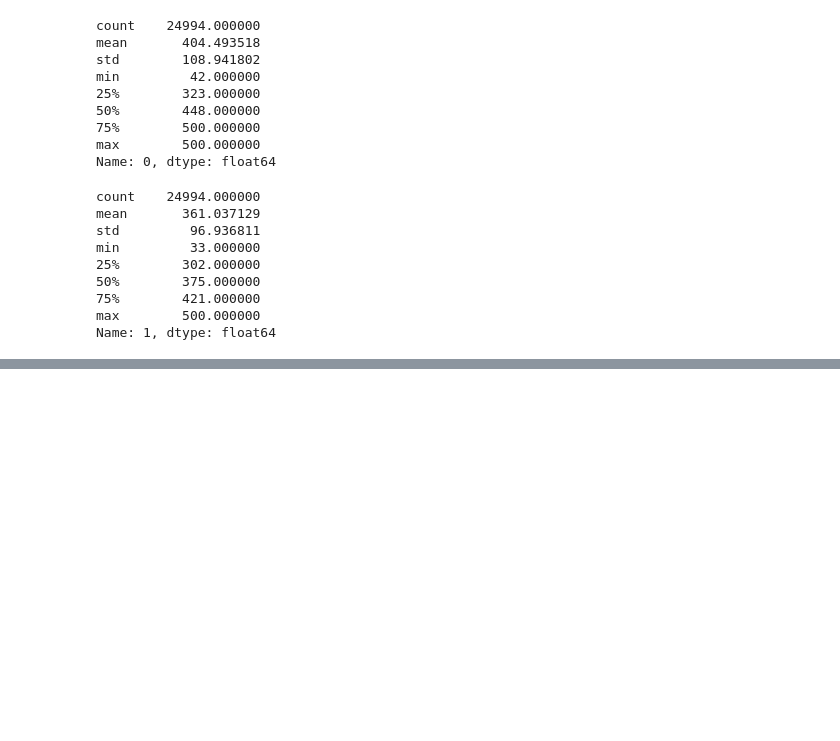
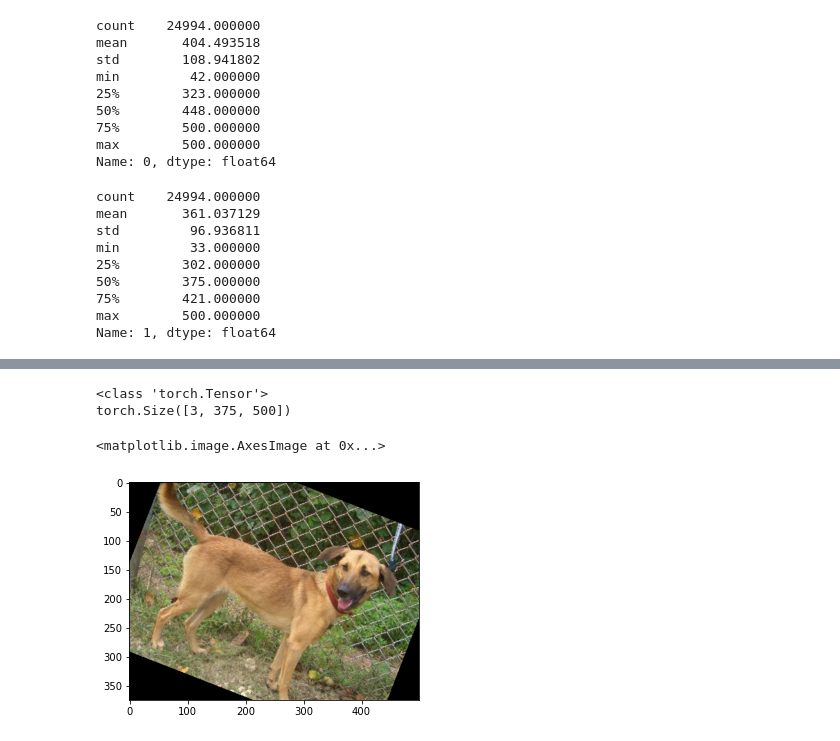
Before and after one commit to dawidkubicki/PyTorch-Crash-Projects, a Jupyter notebook: 03-CNN-Convolutional-Neural-Networks/own_image_recognizer.ipynb, the cells around one changed output, grey strips where cells are left out. Saved outputs shown, nothing was run; the diff lists cells and outputs as text; code cells hidden in the pictures; blank space fills up the shorter version.

```diff
--- a/03-CNN-Convolutional-Neural-Networks/own_image_recognizer.ipynb
+++ b/03-CNN-Convolutional-Neural-Networks/own_image_recognizer.ipynb
@@ -76,0 +133,17 @@ Name: 1, dtype: float64
+# %%
+transform = transforms.Compose([
+    transforms.RandomHorizontalFlip(p=0.5),
+    transforms.RandomRotation(30),
+    transforms.ToTensor()
+])
+
+im = transform(dog)
+print(type(im))
+print(im.shape)
+
+plt.imshow(np.transpose(im.numpy(), (1,2,0)))
+# %% [output]
+<class 'torch.Tensor'>
+torch.Size([3, 375, 500])
+<matplotlib.image.AxesImage at 0x...>
+[figure, added]
```
Also changed, not shown: parts of 10 cells of this notebook.
